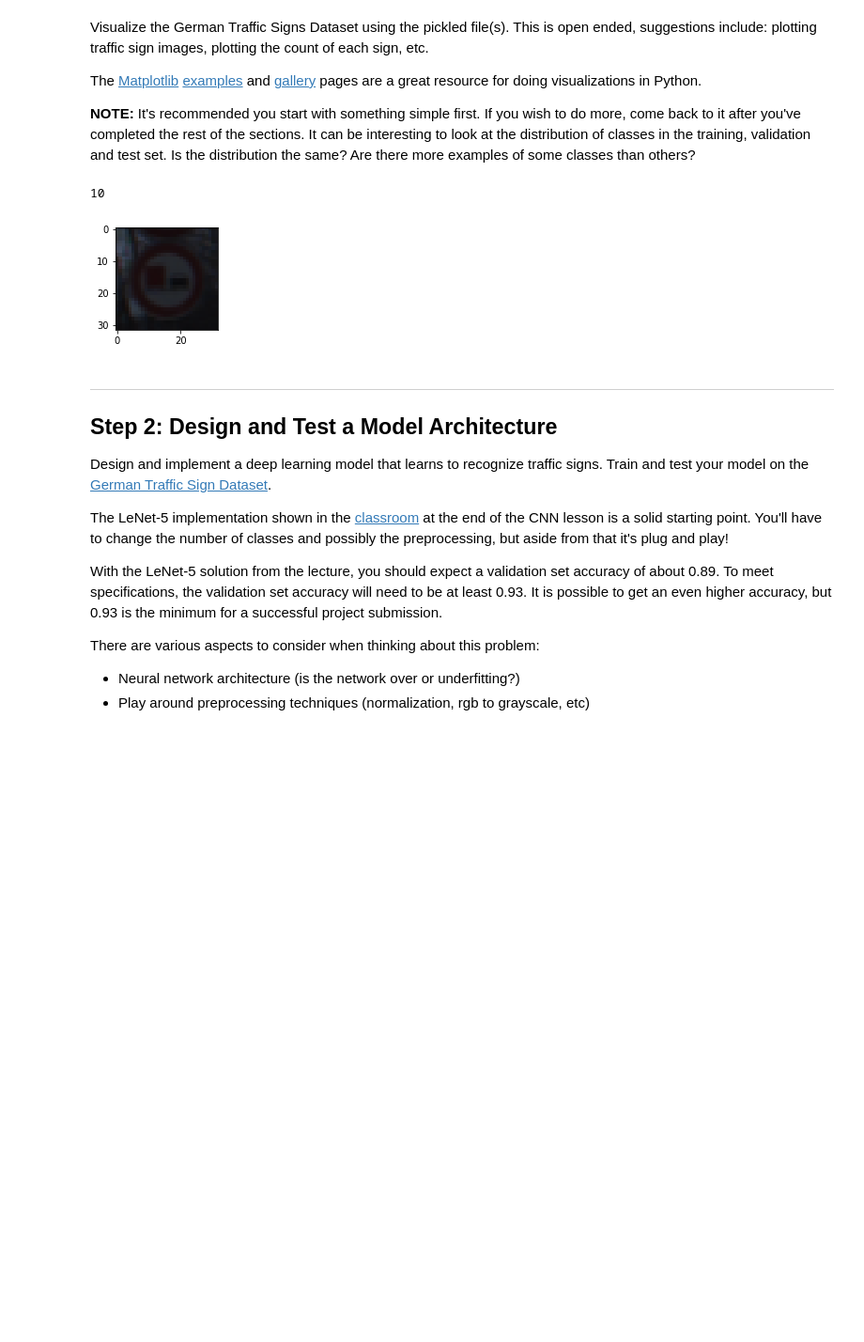
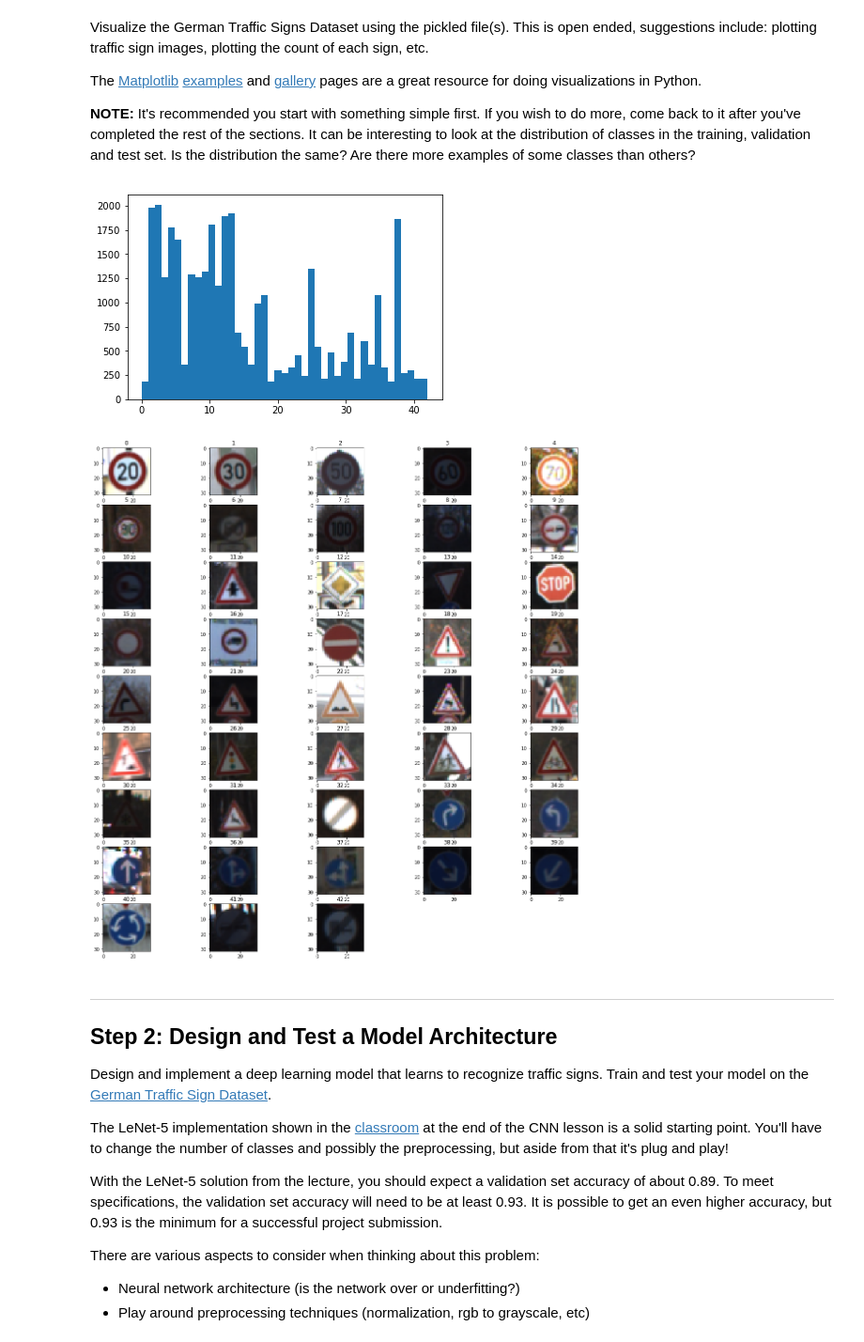
Before and after one commit to CJL89/Traffic-Sign-Classifier, a Jupyter notebook: Traffic_Sign_Classifier.ipynb, the cells around one changed output. Shown at 94% size. Drawn from its saved outputs; the diff is of its cells as text; code cells hidden in the pictures; blank space fills up the shorter version.

```diff
--- a/Traffic_Sign_Classifier.ipynb
+++ b/Traffic_Sign_Classifier.ipynb
@@ -91,24 +91,37 @@ Visualize the German Traffic Signs Dataset using the pickled file(s). This is op
 The [Matplotlib](http://matplotlib.org/) [examples](http://matplotlib.org/examples/index.html) and [gallery](http://matplotlib.org/gallery.html) pages are a great resource for doing visualizations in Python.
 
 **NOTE:** It's recommended you start with something simple first. If you wish to do more, come back to it after you've completed the rest of the sections. It can be interesting to look at the distribution of classes in the training, validation and test set. Is the distribution the same? Are there more examples of some classes than others?
-# %%
-### Data exploration visualization code goes here.
-### Feel free to use as many code cells as needed.
-import random
-import matplotlib.pyplot as plt
-
-# Visualizations will be shown in the notebook.
-%matplotlib inline
-
-index = random.randint(0, len(X_train))
-image = X_train[index].squeeze()
-
-plt.figure(figsize=(2, 2))
-plt.imshow(image)
-print(y_train[index])
-# %% [output]
-10
-[figure, removed]
+# %%
+### Data exploration visualization code goes here.
+### Feel free to use as many code cells as needed.
+import random
+import numpy as np
+import matplotlib.pyplot as plt
+
+# Visualizations will be shown in the notebook.
+%matplotlib inline
+
+# Creating a histogram to have a visual aid of how many samples each sign has
+plt.hist(y_train, n_classes)
+
+# Configuring the size of the figures that will be displayed in the for loop
+fig_size = plt.figure(figsize=(20, 20))
+
+# For loop that goes through all the images provided
+for image in range(0, n_classes):
+    # Creating a variable where we are connecting the different names from the y_train to X_train
+    X_named = X_train[y_train == image]
+    # Specifying how many images will be displayed per line
+    plt.subplot(np.ceil(n_classes / 5), 5, image + 1)
+    # A random picture from the entire set of the pictures of one sign will be selected to be displayed
+    index = np.random.randint(0, len(X_named))
+    # Showing the image of that was selected randomly
+    plt.imshow(X_named[index])
+    # Showing of the title tagged to the picture
+    plt.title(image)
+# %% [output]
+[figure, added]
+[figure, added]
 # %% [markdown]
 ----
 
```
Also changed, not shown: parts of 6 cells of this notebook, 9 other files.
